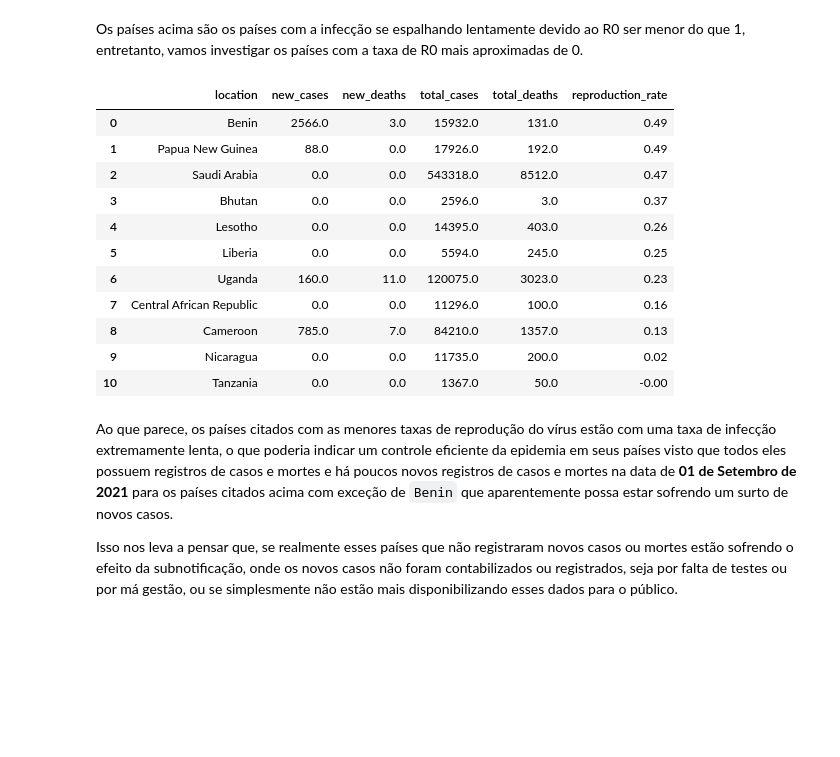
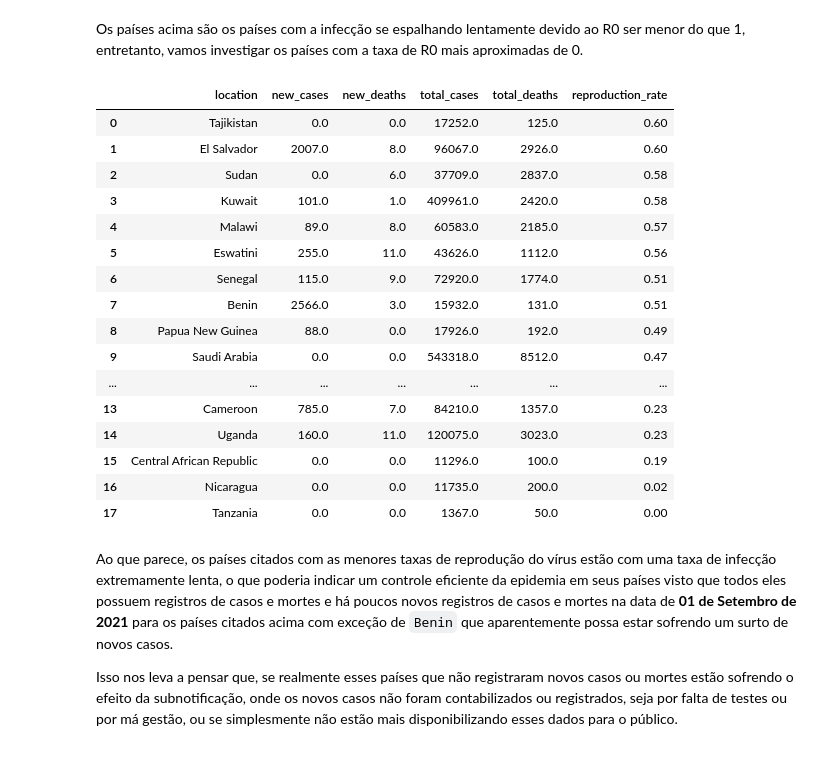
Before and after one commit to roberto-paixao/panorama-covid-mundial, a Jupyter notebook: Panorama_do_COVID_19_no_Brasil_e_no_Mundo.ipynb, the cells around one changed output. Cells and saved outputs as stored; diff of their text form; code cells hidden in the pictures; blank space fills up the shorter version.

```diff
--- a/Panorama_do_COVID_19_no_Brasil_e_no_Mundo.ipynb
+++ b/Panorama_do_COVID_19_no_Brasil_e_no_Mundo.ipynb
@@ -753,22 +749,27 @@ Os países acima são os países com a infecção se espalhando lentamente devid
 # %%
 menores_r0 = (df.loc[(df.date == "2021-09-01") &
                      (df.continent.notnull()) &
-                     (df.reproduction_rate <= 0.50)].sort_values(by='reproduction_rate', ascending=False))
+                     (df.reproduction_rate <= 0.60)].sort_values(by='reproduction_rate', ascending=False))
 
 menores_r0.loc[:, ['location', 'new_cases', 'new_deaths', 'total_cases', 'total_deaths', 'reproduction_rate']].reset_index(drop=True)
 # %% [output]
 |  | location | new_cases | new_deaths | total_cases | total_deaths | reproduction_rate |
-| 0 | Benin | 2566.0 | 3.0 | 15932.0 | 131.0 | 0.49 |
-| 1 | Papua New Guinea | 88.0 | 0.0 | 17926.0 | 192.0 | 0.49 |
-| 2 | Saudi Arabia | 0.0 | 0.0 | 543318.0 | 8512.0 | 0.47 |
-| 3 | Bhutan | 0.0 | 0.0 | 2596.0 | 3.0 | 0.37 |
-| 4 | Lesotho | 0.0 | 0.0 | 14395.0 | 403.0 | 0.26 |
-| 5 | Liberia | 0.0 | 0.0 | 5594.0 | 245.0 | 0.25 |
-| 6 | Uganda | 160.0 | 11.0 | 120075.0 | 3023.0 | 0.23 |
-| 7 | Central African Republic | 0.0 | 0.0 | 11296.0 | 100.0 | 0.16 |
-| 8 | Cameroon | 785.0 | 7.0 | 84210.0 | 1357.0 | 0.13 |
-| 9 | Nicaragua | 0.0 | 0.0 | 11735.0 | 200.0 | 0.02 |
-| 10 | Tanzania | 0.0 | 0.0 | 1367.0 | 50.0 | -0.00 |
+| 0 | Tajikistan | 0.0 | 0.0 | 17252.0 | 125.0 | 0.60 |
+| 1 | El Salvador | 2007.0 | 8.0 | 96067.0 | 2926.0 | 0.60 |
+| 2 | Sudan | 0.0 | 6.0 | 37709.0 | 2837.0 | 0.58 |
+| 3 | Kuwait | 101.0 | 1.0 | 409961.0 | 2420.0 | 0.58 |
+| 4 | Malawi | 89.0 | 8.0 | 60583.0 | 2185.0 | 0.57 |
+| 5 | Eswatini | 255.0 | 11.0 | 43626.0 | 1112.0 | 0.56 |
+| 6 | Senegal | 115.0 | 9.0 | 72920.0 | 1774.0 | 0.51 |
+| 7 | Benin | 2566.0 | 3.0 | 15932.0 | 131.0 | 0.51 |
+| 8 | Papua New Guinea | 88.0 | 0.0 | 17926.0 | 192.0 | 0.49 |
+| 9 | Saudi Arabia | 0.0 | 0.0 | 543318.0 | 8512.0 | 0.47 |
+| ... | ... | ... | ... | ... | ... | ... |
+| 13 | Cameroon | 785.0 | 7.0 | 84210.0 | 1357.0 | 0.23 |
+| 14 | Uganda | 160.0 | 11.0 | 120075.0 | 3023.0 | 0.23 |
+| 15 | Central African Republic | 0.0 | 0.0 | 11296.0 | 100.0 | 0.19 |
+| 16 | Nicaragua | 0.0 | 0.0 | 11735.0 | 200.0 | 0.02 |
+| 17 | Tanzania | 0.0 | 0.0 | 1367.0 | 50.0 | 0.00 |
 # %% [markdown]
 Ao que parece, os países citados com as menores taxas de reprodução do vírus estão com uma taxa de infecção extremamente lenta, o que poderia indicar um controle eficiente da epidemia em seus países visto que todos eles possuem registros de casos e mortes e há poucos novos registros de casos e mortes na data de **01 de Setembro de 2021** para os países citados acima com exceção de `Benin` que aparentemente possa estar sofrendo um surto de novos casos.
 
```
Also changed, not shown: parts of 37 cells of this notebook.
